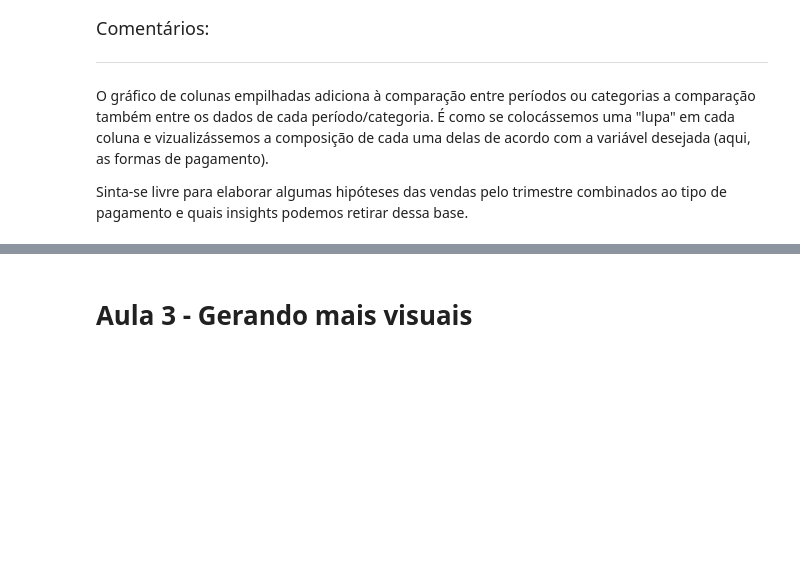
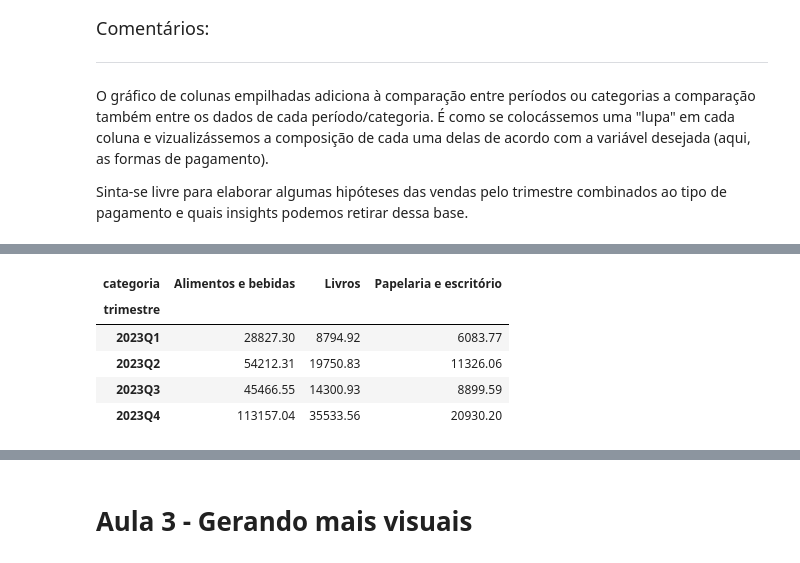
Before and after one commit to Enoque12/Projecto_Inicial_IA_Aplicada_na_Ciencia_de_Dados, a Jupyter notebook: Projeto_Inicial_IA_aplicada_a_Data_Science.ipynb, the cells around one changed output, grey strips where cells are left out. Drawn from its saved outputs; the diff is of its cells as text; code cells hidden in the pictures; blank space fills up the shorter version.

```diff
--- a/Projeto_Inicial_IA_aplicada_a_Data_Science.ipynb
+++ b/Projeto_Inicial_IA_aplicada_a_Data_Science.ipynb
@@ -675,0 +697,9 @@ Sinta-se livre para elaborar algumas hipóteses das vendas pelo trimestre combin
+# %%
+faturamento_trimestre_categoria
+# %% [output]
+| categoria | Alimentos e bebidas | Livros | Papelaria e escritório |
+| trimestre |  |  |  |
+| 2023Q1 | 28827.30 | 8794.92 | 6083.77 |
+| 2023Q2 | 54212.31 | 19750.83 | 11326.06 |
+| 2023Q3 | 45466.55 | 14300.93 | 8899.59 |
+| 2023Q4 | 113157.04 | 35533.56 | 20930.20 |
```
Also changed, not shown: parts of 6 cells of this notebook.
